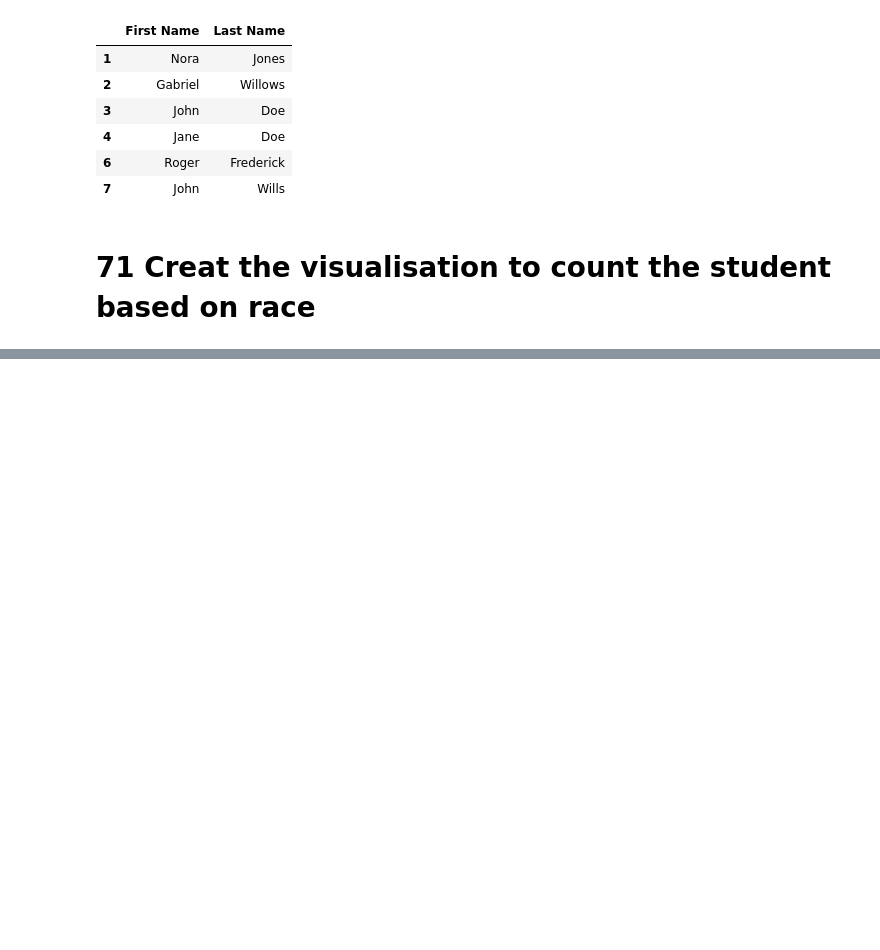
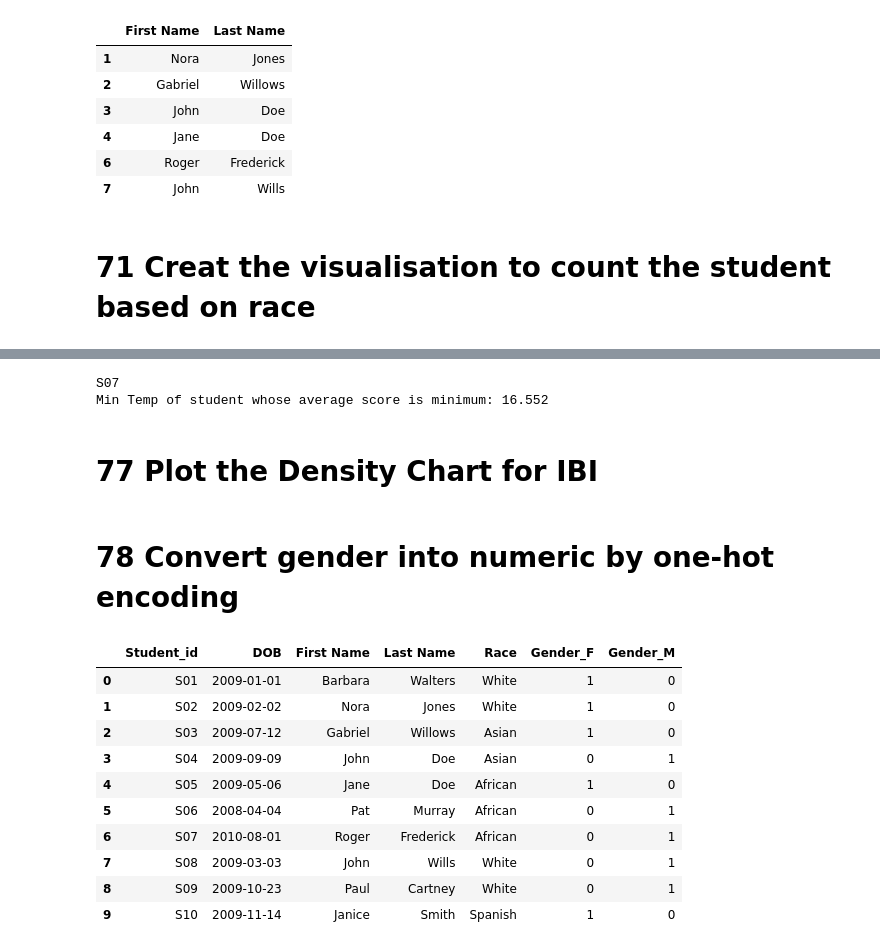
Before and after one commit to PHTeam7/Team7_TinyCoders_PythonHackathon_Dec, a Jupyter notebook: Team7_TinyCoders_Main80Questions.ipynb, the cells around one changed output, grey strips where cells are left out. Drawn from its saved outputs; the diff is of its cells as text; code cells hidden in the pictures; blank space fills up the shorter version.

```diff
--- a/Team7_TinyCoders_Main80Questions.ipynb
+++ b/Team7_TinyCoders_Main80Questions.ipynb
@@ -623,0 +643,27 @@ df_demography_o
+# %%
+df_grades['Avg of Grades']=(df_grades['Midterm 1']+df_grades['Midterm 2']+df_grades['final'])/3
+student_id = df_grades[df_grades['Avg of Grades'] == df_grades['Avg of Grades'].min()]['Student_id'].iloc[0]
+min_temp= (df_temp[df_temp['Student_id'] == student_id])['TEMP'].min()
+print('Min Temp of student whose average score is minimum: ' + str(min_temp))
+# %% [output]
+S07
+Min Temp of student whose average score is minimum: 16.552
+# %% [markdown]
+# 77 Plot the Density Chart for IBI
+# %% [markdown]
+# 78 Convert gender into numeric by one-hot encoding
+# %%
+df_demography_Gender_encoding = pd.get_dummies(data=df_demography,columns=["Gender"],prefix=["Gender"], dtype=int)
+df_demography_Gender_encoding
+# %% [output]
+|  | Student_id | DOB | First Name | Last Name | Race | Gender_F | Gender_M |
+| 0 | S01 | 2009-01-01 | Barbara | Walters | White | 1 | 0 |
+| 1 | S02 | 2009-02-02 | Nora | Jones | White | 1 | 0 |
+| 2 | S03 | 2009-07-12 | Gabriel | Willows | Asian | 1 | 0 |
+| 3 | S04 | 2009-09-09 | John | Doe | Asian | 0 | 1 |
+| 4 | S05 | 2009-05-06 | Jane | Doe | African | 1 | 0 |
+| 5 | S06 | 2008-04-04 | Pat | Murray | African | 0 | 1 |
+| 6 | S07 | 2010-08-01 | Roger | Frederick | African | 0 | 1 |
+| 7 | S08 | 2009-03-03 | John | Wills | White | 0 | 1 |
+| 8 | S09 | 2009-10-23 | Paul | Cartney | White | 0 | 1 |
+| 9 | S10 | 2009-11-14 | Janice | Smith | Spanish | 1 | 0 |
```
Also changed, not shown: parts of 23 cells of this notebook.
